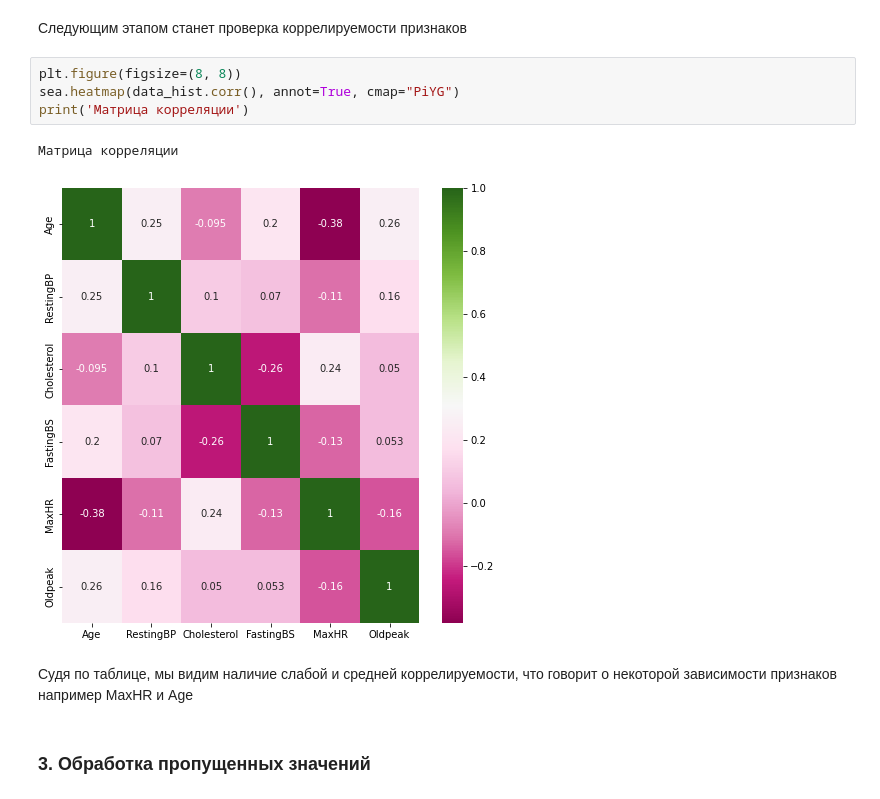
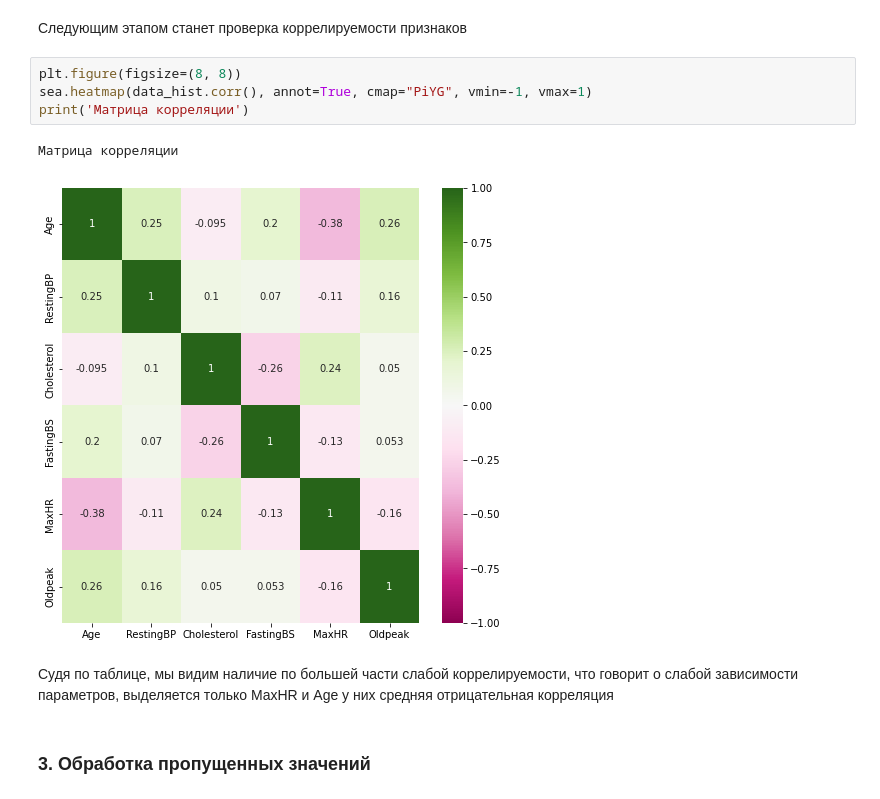
Before and after one commit to Breketov/ML_2022, a Jupyter notebook: Homework1.ipynb, the cells around one changed output. Drawn from its saved outputs; the diff is of its cells as text.

```diff
--- a/Homework1.ipynb
+++ b/Homework1.ipynb
@@ -171,13 +174,13 @@ plb.show()
 Следующим этапом станет проверка коррелируемости признаков
 # %%
 plt.figure(figsize=(8, 8))
-sea.heatmap(data_hist.corr(), annot=True, cmap="PiYG")
+sea.heatmap(data_hist.corr(), annot=True, cmap="PiYG", vmin=-1, vmax=1)
 print('Матрица корреляции')
 # %% [output]
 Матрица корреляции
-[figure, old version]
+[figure, new version]
 # %% [markdown]
-Судя по таблице, мы видим наличие слабой и средней коррелируемости, что говорит о некоторой зависимости признаков например MaxHR и Age
+Судя по таблице, мы видим наличие по большей части слабой коррелируемости, что говорит о слабой зависимости параметров, выделяется только MaxHR и Age у них средняя отрицательная корреляция
 # %% [markdown]
 ### 3. Обработка пропущенных значений
 # %% [markdown]
```
Also changed, not shown: parts of 38 cells of this notebook.
